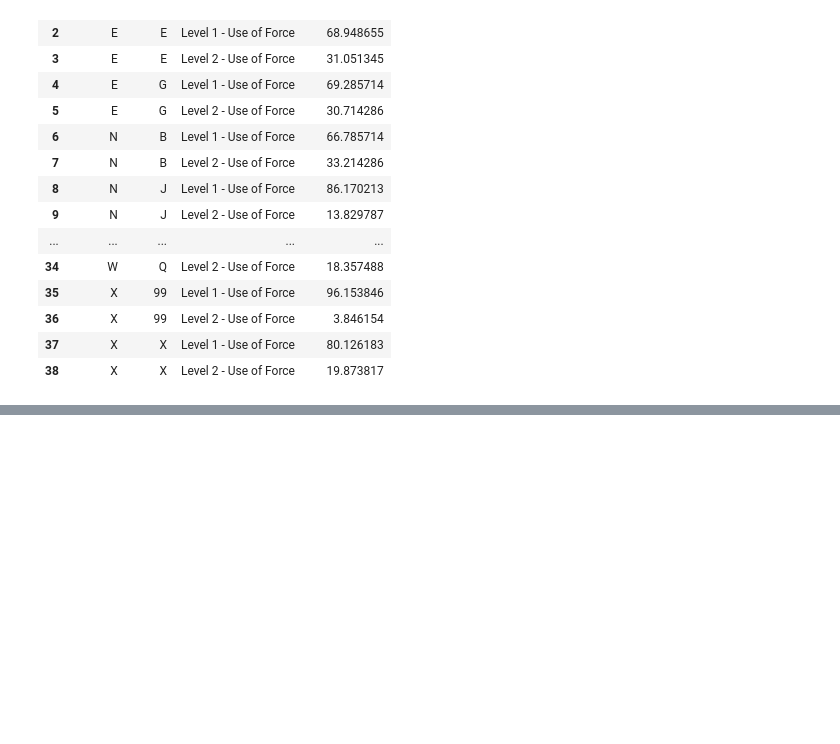
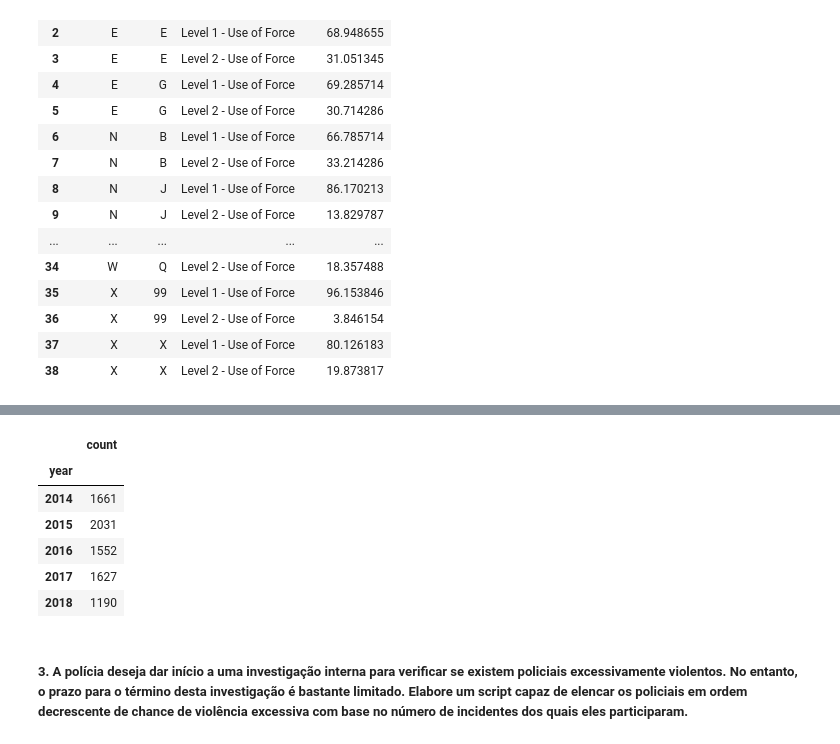
Before and after one commit to clairtonm/atlanticoDSTest, a Jupyter notebook: Notebooks/Untitled.ipynb, the cells around one changed output, grey strips where cells are left out. Cells and saved outputs as stored; diff of their text form; code cells hidden in the pictures; blank space fills up the shorter version.

```diff
--- a/Notebooks/Untitled.ipynb
+++ b/Notebooks/Untitled.ipynb
@@ -149,0 +275,20 @@ sector_incidente_percent.reset_index()
+# %%
+incident_date_year['year'] = pd.to_datetime(incident_date_year['Occured_date_time']).dt.to_period('Y')
+# %%
+incident_date_year = incident_date_year.groupby(['year']).count()
+# %%
+incident_date_year['count'] = incident_date_year['Incident_Num']
+# %%
+incident_date_year = incident_date_year[['count']]
+# %%
+incident_date_year
+# %% [output]
+|  | count |
+| year |  |
+| 2014 | 1661 |
+| 2015 | 2031 |
+| 2016 | 1552 |
+| 2017 | 1627 |
+| 2018 | 1190 |
+# %% [markdown]
+##### 3. A polícia deseja dar início a uma investigação interna para verificar se existem policiais excessivamente violentos. No entanto, o prazo para o término desta investigação é bastante limitado. Elabore um script capaz de elencar os policiais em ordem decrescente de chance de violência excessiva com base no número de incidentes dos quais eles participaram.
```
Also changed, not shown: parts of 37 cells of this notebook.
